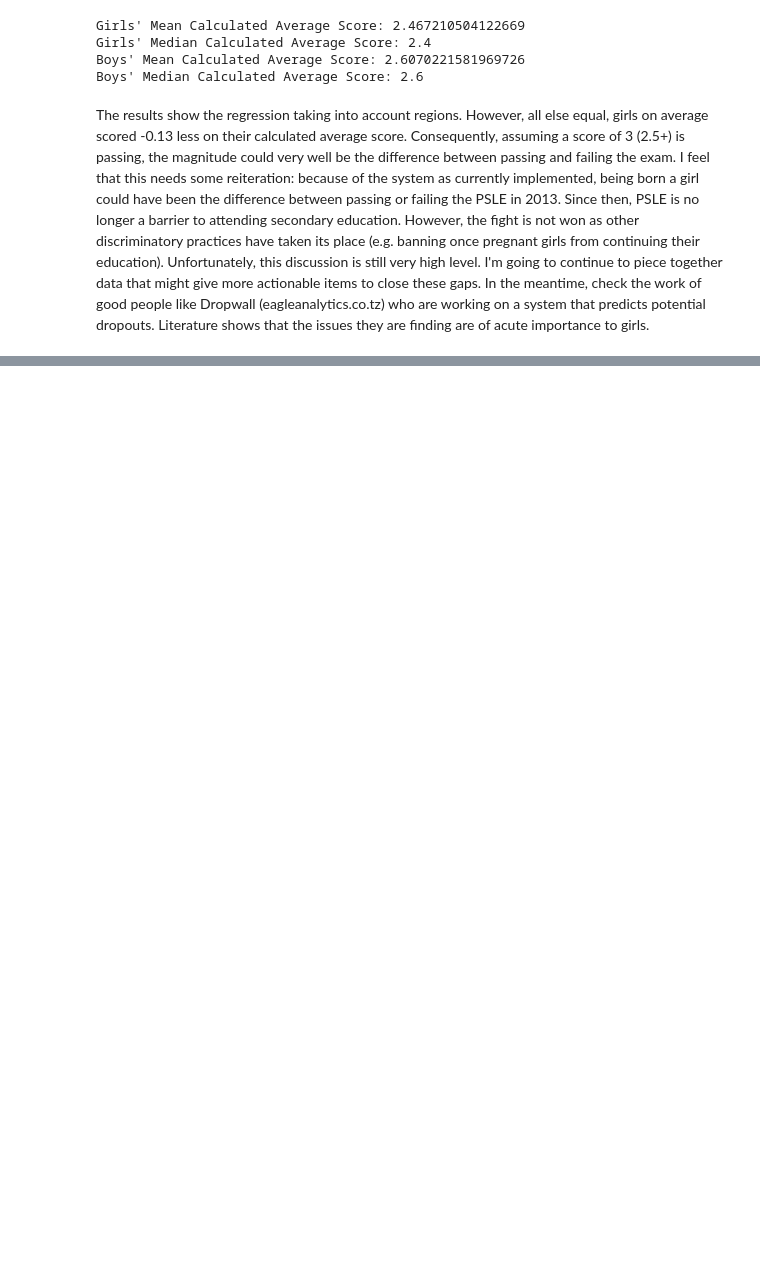
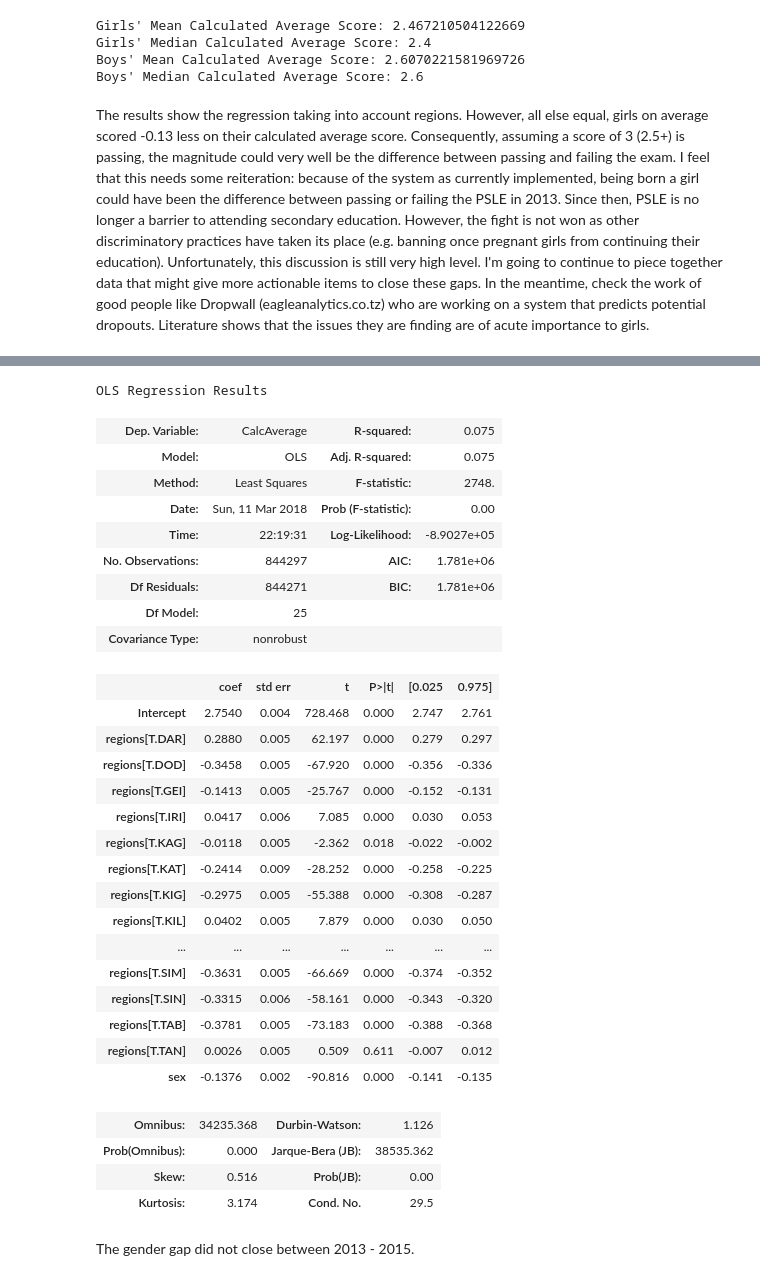
Before and after one commit to yo-my-bard/Scraping-NECTA, a Jupyter notebook: Womens_Day_Models_Analysis.ipynb, the cells around one changed output, grey strips where cells are left out. Drawn from its saved outputs; the diff is of its cells as text; code cells hidden in the pictures; blank space fills up the shorter version.

```diff
--- a/Womens_Day_Models_Analysis.ipynb
+++ b/Womens_Day_Models_Analysis.ipynb
@@ -58,0 +118,35 @@ The results show the regression taking into account regions. However, all else e
+# %%
+womens_day_ols(psle2015)
+# %% [output]
+OLS Regression Results
+| Dep. Variable: | CalcAverage | R-squared: | 0.075 |
+| Model: | OLS | Adj. R-squared: | 0.075 |
+| Method: | Least Squares | F-statistic: | 2748. |
+| Date: | Sun, 11 Mar 2018 | Prob (F-statistic): | 0.00 |
+| Time: | 22:19:31 | Log-Likelihood: | -8.9027e+05 |
+| No. Observations: | 844297 | AIC: | 1.781e+06 |
+| Df Residuals: | 844271 | BIC: | 1.781e+06 |
+| Df Model: | 25 |  |  |
+| Covariance Type: | nonrobust |  |  |
+|  | coef | std err | t | P>|t| | [0.025 | 0.975] |
+| Intercept | 2.7540 | 0.004 | 728.468 | 0.000 | 2.747 | 2.761 |
+| regions[T.DAR] | 0.2880 | 0.005 | 62.197 | 0.000 | 0.279 | 0.297 |
+| regions[T.DOD] | -0.3458 | 0.005 | -67.920 | 0.000 | -0.356 | -0.336 |
+| regions[T.GEI] | -0.1413 | 0.005 | -25.767 | 0.000 | -0.152 | -0.131 |
+| regions[T.IRI] | 0.0417 | 0.006 | 7.085 | 0.000 | 0.030 | 0.053 |
+| regions[T.KAG] | -0.0118 | 0.005 | -2.362 | 0.018 | -0.022 | -0.002 |
+| regions[T.KAT] | -0.2414 | 0.009 | -28.252 | 0.000 | -0.258 | -0.225 |
+| regions[T.KIG] | -0.2975 | 0.005 | -55.388 | 0.000 | -0.308 | -0.287 |
+| regions[T.KIL] | 0.0402 | 0.005 | 7.879 | 0.000 | 0.030 | 0.050 |
+| ... | ... | ... | ... | ... | ... | ... |
+| regions[T.SIM] | -0.3631 | 0.005 | -66.669 | 0.000 | -0.374 | -0.352 |
+| regions[T.SIN] | -0.3315 | 0.006 | -58.161 | 0.000 | -0.343 | -0.320 |
+| regions[T.TAB] | -0.3781 | 0.005 | -73.183 | 0.000 | -0.388 | -0.368 |
+| regions[T.TAN] | 0.0026 | 0.005 | 0.509 | 0.611 | -0.007 | 0.012 |
+| sex | -0.1376 | 0.002 | -90.816 | 0.000 | -0.141 | -0.135 |
+| Omnibus: | 34235.368 | Durbin-Watson: | 1.126 |
+| Prob(Omnibus): | 0.000 | Jarque-Bera (JB): | 38535.362 |
+| Skew: | 0.516 | Prob(JB): | 0.00 |
+| Kurtosis: | 3.174 | Cond. No. | 29.5 |
+# %% [markdown]
+The gender gap did not close between 2013 - 2015.
```
Also changed, not shown: parts of 6 cells of this notebook.
